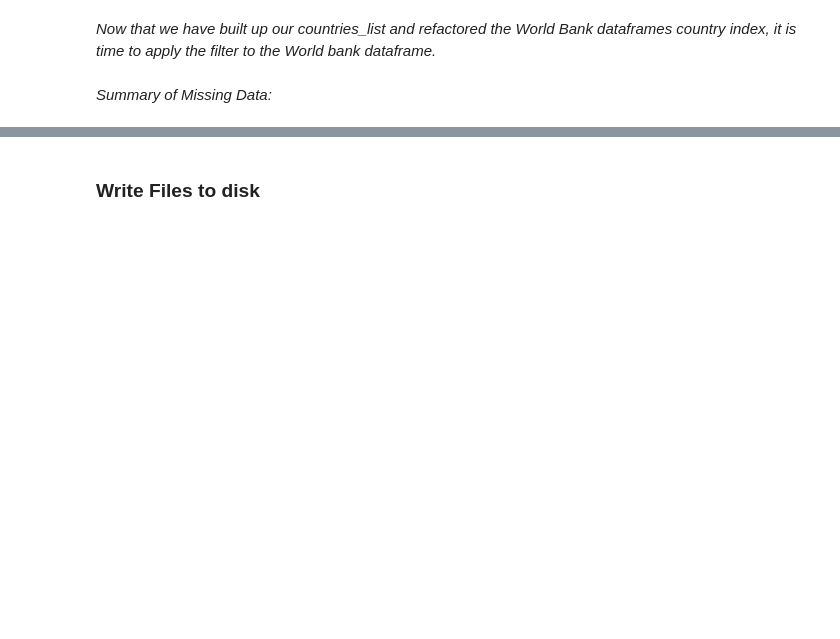
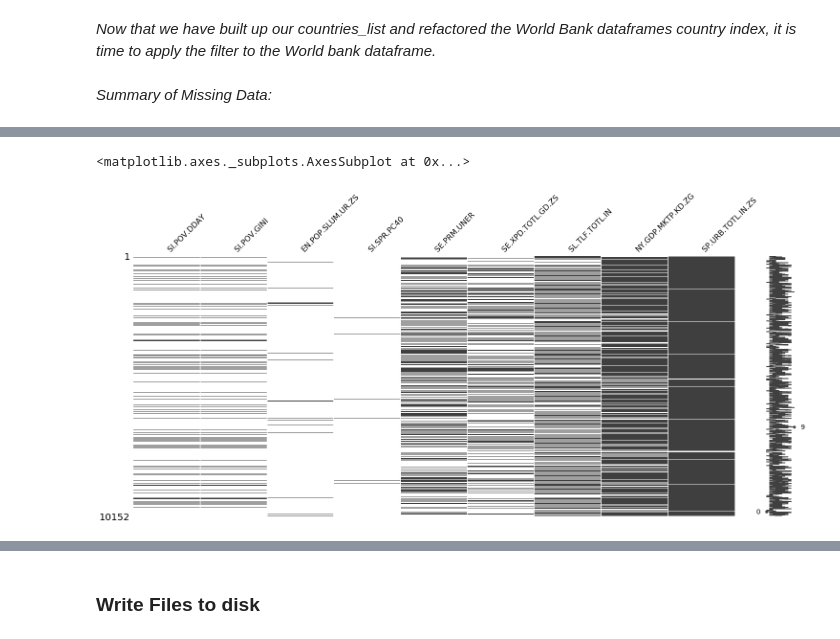
Before and after one commit to FergusOBoyle/sustainable-dev-goals-forecasting, a Jupyter notebook: notebooks/clean_input_streams.ipynb, the cells around one changed output, grey strips where cells are left out. Drawn from its saved outputs; the diff is of its cells as text; code cells hidden in the pictures; blank space fills up the shorter version.

```diff
--- a/notebooks/clean_input_streams.ipynb
+++ b/notebooks/clean_input_streams.ipynb
@@ -164,0 +165,5 @@ filtered_data = filtered_data.sort_index()
+# %%
+msno.matrix(filtered_data)
+# %% [output]
+<matplotlib.axes._subplots.AxesSubplot at 0x...>
+[figure, added]
```
Also changed, not shown: parts of 40 cells of this notebook.
